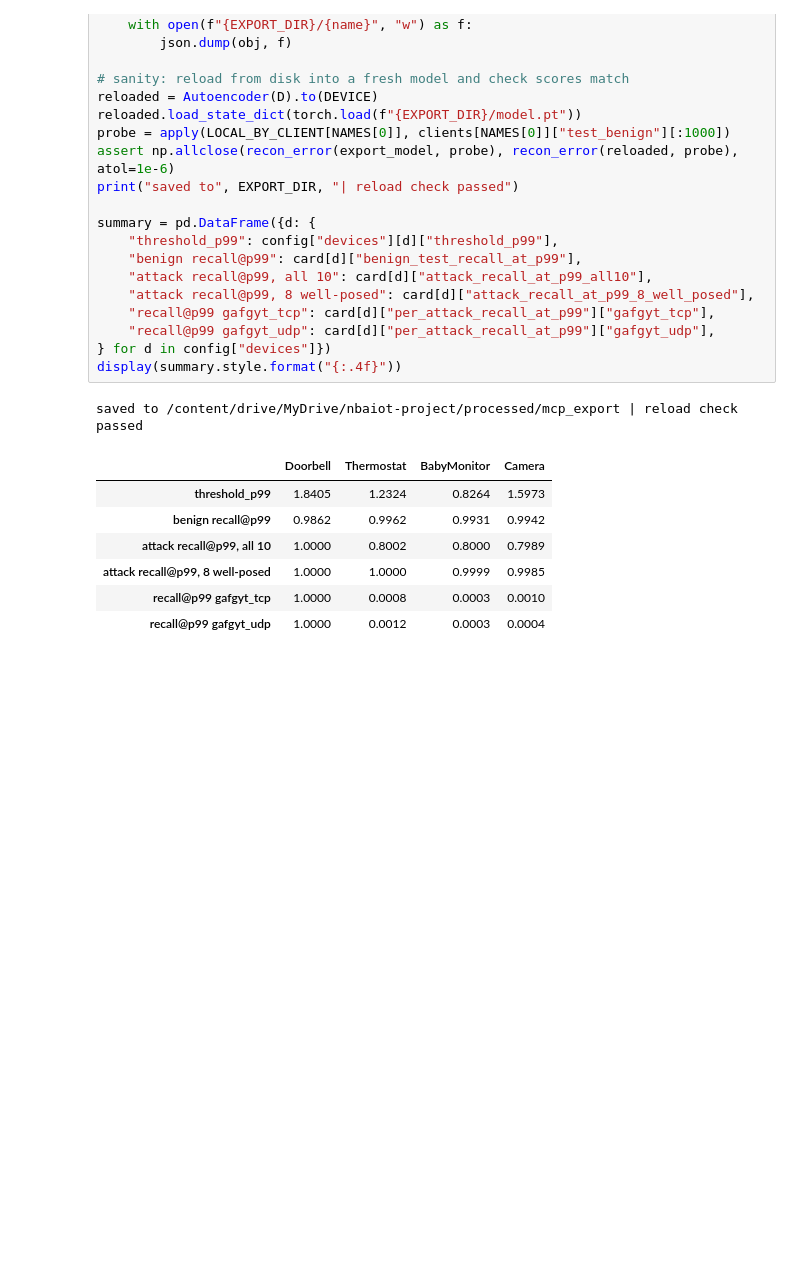
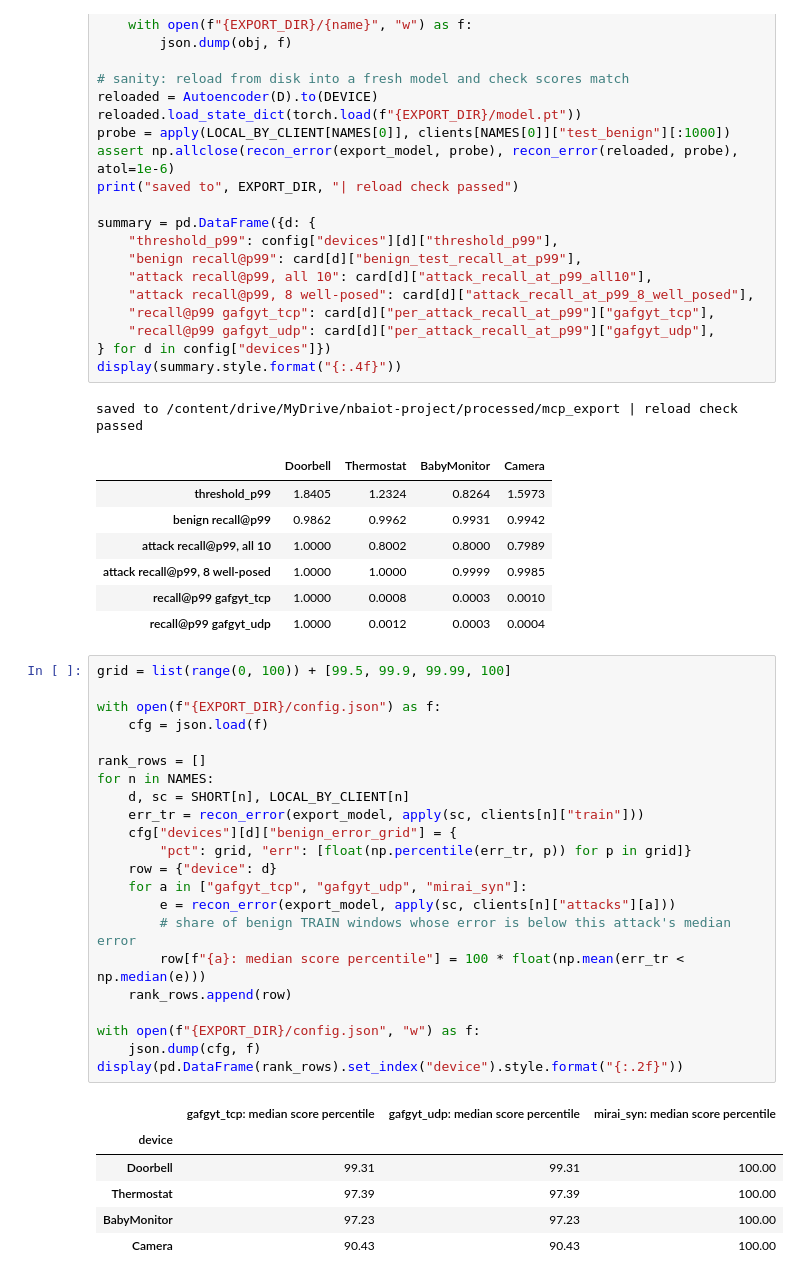
Before and after one commit to KA6-p/federated-iot-anomaly-detection, a Jupyter notebook: 04_extension_noniid_unseen.ipynb, the cells around one changed output. Cells and saved outputs as stored; diff of their text form; blank space fills up the shorter version.

Commit message:
Add diagnostic 4 (tcp/udp cluster, not near fleet mean) and MCP model artifacts; update README diagnostics

```diff
--- a/04_extension_noniid_unseen.ipynb
+++ b/04_extension_noniid_unseen.ipynb
@@ -1215,3 +1222,32 @@ saved to /content/drive/MyDrive/nbaiot-project/processed/mcp_export | reload che
 | attack recall@p99, 8 well-posed | 1.0000 | 1.0000 | 0.9999 | 0.9985 |
 | recall@p99 gafgyt_tcp | 1.0000 | 0.0008 | 0.0003 | 0.0010 |
 | recall@p99 gafgyt_udp | 1.0000 | 0.0012 | 0.0003 | 0.0004 |
+# %%
+grid = list(range(0, 100)) + [99.5, 99.9, 99.99, 100]
+
+with open(f"{EXPORT_DIR}/config.json") as f:
+    cfg = json.load(f)
+
+rank_rows = []
+for n in NAMES:
+    d, sc = SHORT[n], LOCAL_BY_CLIENT[n]
+    err_tr = recon_error(export_model, apply(sc, clients[n]["train"]))
+    cfg["devices"][d]["benign_error_grid"] = {
+        "pct": grid, "err": [float(np.percentile(err_tr, p)) for p in grid]}
+    row = {"device": d}
+    for a in ["gafgyt_tcp", "gafgyt_udp", "mirai_syn"]:
+        e = recon_error(export_model, apply(sc, clients[n]["attacks"][a]))
+        # share of benign TRAIN windows whose error is below this attack's median error
+        row[f"{a}: median score percentile"] = 100 * float(np.mean(err_tr < np.median(e)))
+    rank_rows.append(row)
+
+with open(f"{EXPORT_DIR}/config.json", "w") as f:
+    json.dump(cfg, f)
+display(pd.DataFrame(rank_rows).set_index("device").style.format("{:.2f}"))
+# %% [output]
+|  | gafgyt_tcp: median score percentile | gafgyt_udp: median score percentile | mirai_syn: median score percentile |
+| device |  |  |  |
+| Doorbell | 99.31 | 99.31 | 100.00 |
+| Thermostat | 97.39 | 97.39 | 100.00 |
+| BabyMonitor | 97.23 | 97.23 | 100.00 |
+| Camera | 90.43 | 90.43 | 100.00 |
```
Also changed, not shown: parts of 1 cell of this notebook, 2 other files.
